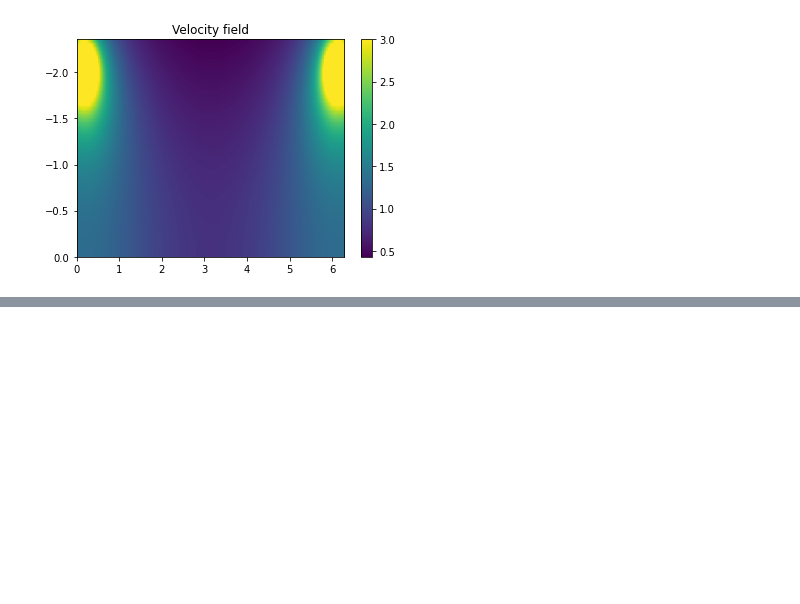
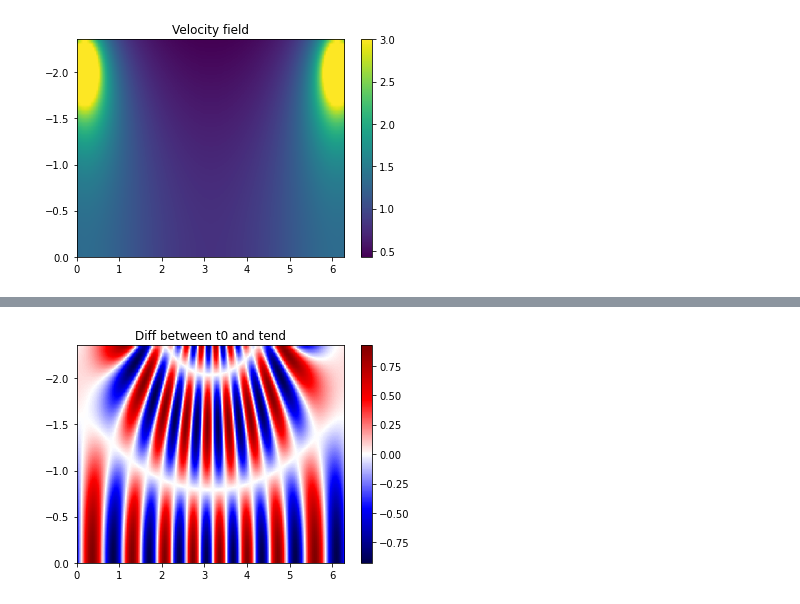
Before and after one commit to devitocodes/schism, a Jupyter notebook: examples/8_2nd-order_acoustic_exact_solution_comparison.ipynb, the cells around one changed output, grey strips where cells are left out. Saved outputs shown, nothing was run; the diff lists cells and outputs as text; code cells hidden in the pictures; blank space fills up the shorter version.

```diff
--- a/examples/8_2nd-order_acoustic_exact_solution_comparison.ipynb
+++ b/examples/8_2nd-order_acoustic_exact_solution_comparison.ipynb
@@ -336,0 +389,8 @@ plt.show()
+# %%
+plt.imshow(u(t_max, xmsh, ymsh, c0, m, A).T-u(0, xmsh, ymsh, c0, m, A).T,
+           extent=(0, 2*np.pi, 0, -3*np.pi/4), aspect='auto', cmap='seismic')
+plt.title("Diff between t0 and tend")
+plt.colorbar()
+plt.show()
+# %% [output]
+[figure, added]
```
Also changed, not shown: parts of 17 cells of this notebook.
